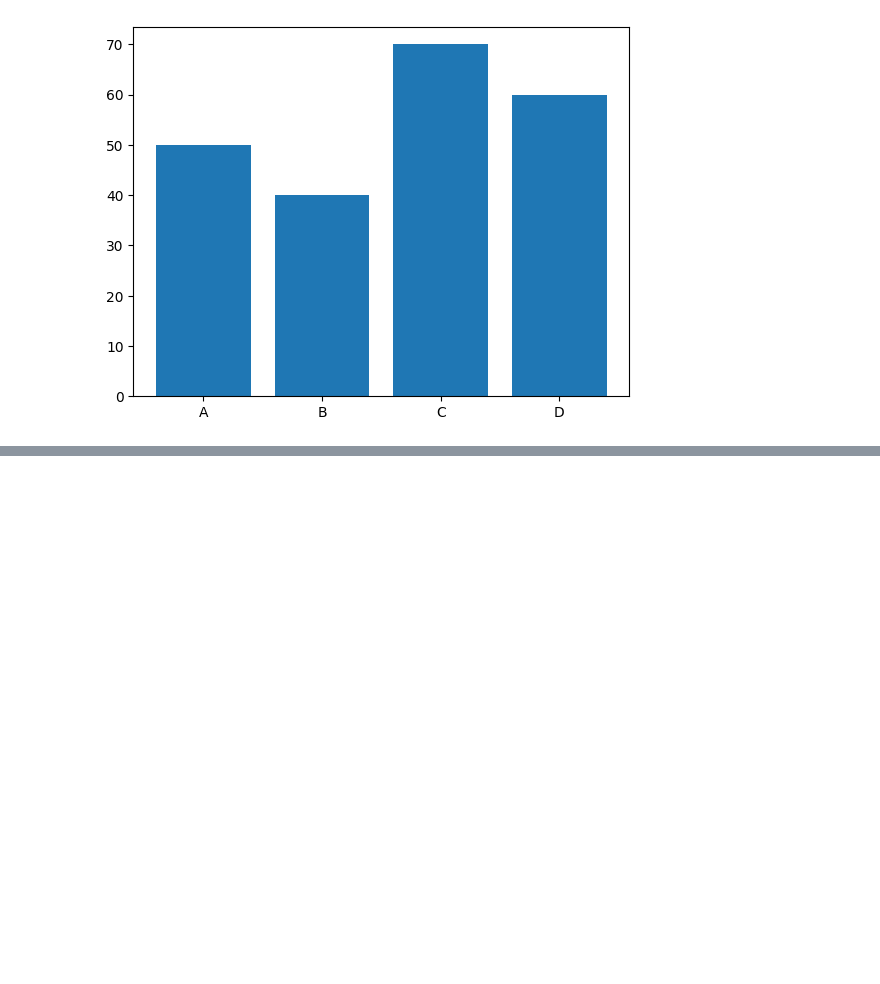
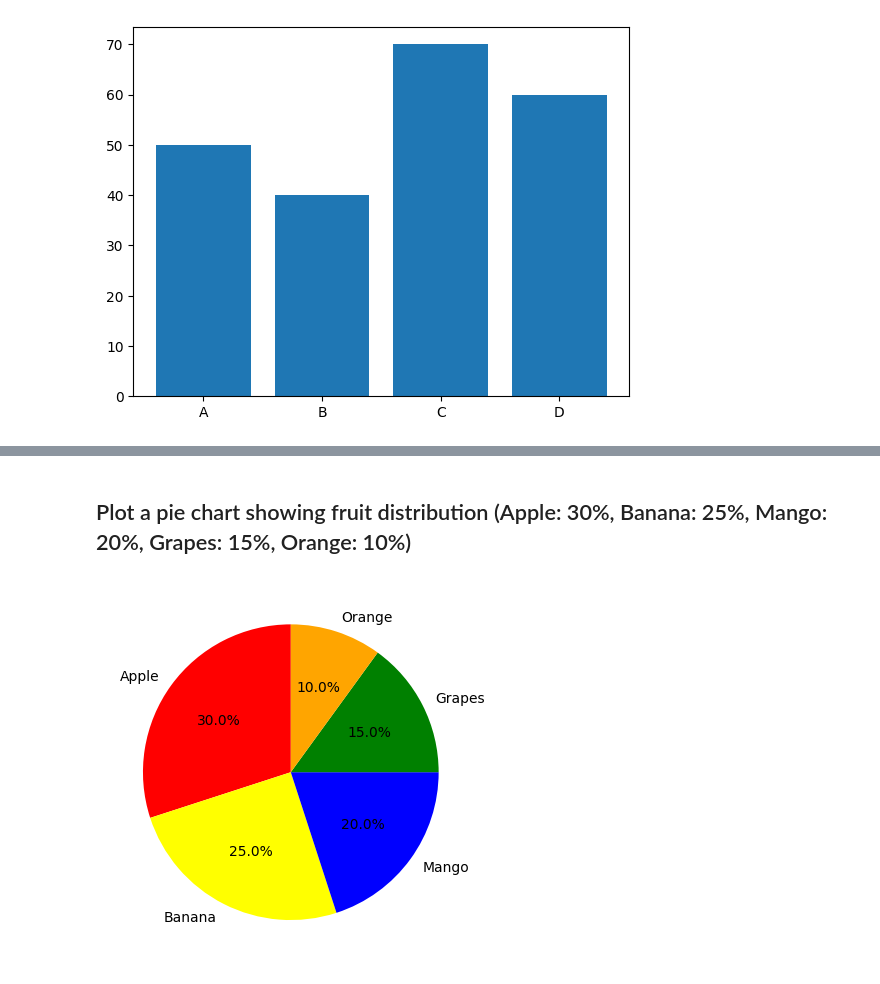
Before and after one commit to codevanss/Panda, a Jupyter notebook: Matplot.ipynb, the cells around one changed output, grey strips where cells are left out. Drawn from its saved outputs; the diff is of its cells as text; code cells hidden in the pictures; blank space fills up the shorter version.

```diff
--- a/Matplot.ipynb
+++ b/Matplot.ipynb
@@ -52,0 +70,12 @@ plt.show()
+# %% [markdown]
+## Plot a pie chart showing fruit distribution (Apple: 30%, Banana: 25%, Mango: 20%, Grapes: 15%, Orange: 10%)
+# %%
+import matplotlib.pyplot as plt
+
+data = [30,25,20,15,10]
+labels = ["Apple" , "Banana" , "Mango" , "Grapes" , "Orange"]
+colors= ["red" , "yellow" , "blue","green" , "orange"]
+plt.pie(data, labels=labels, autopct='%1.1f%%', colors=colors, startangle=90)
+plt.show()
+# %% [output]
+[figure, added]
```
Also changed, not shown: parts of 6 cells of this notebook.
